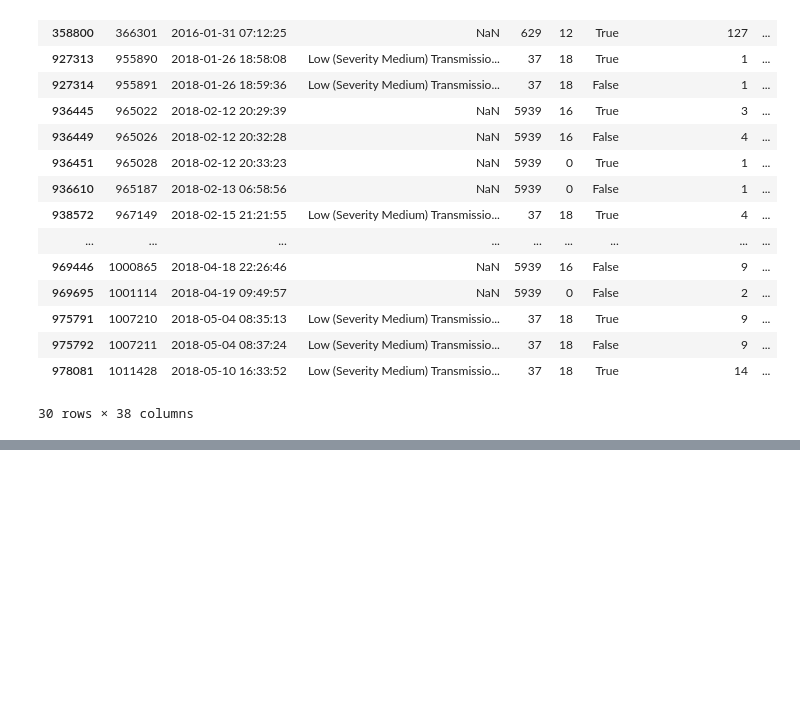
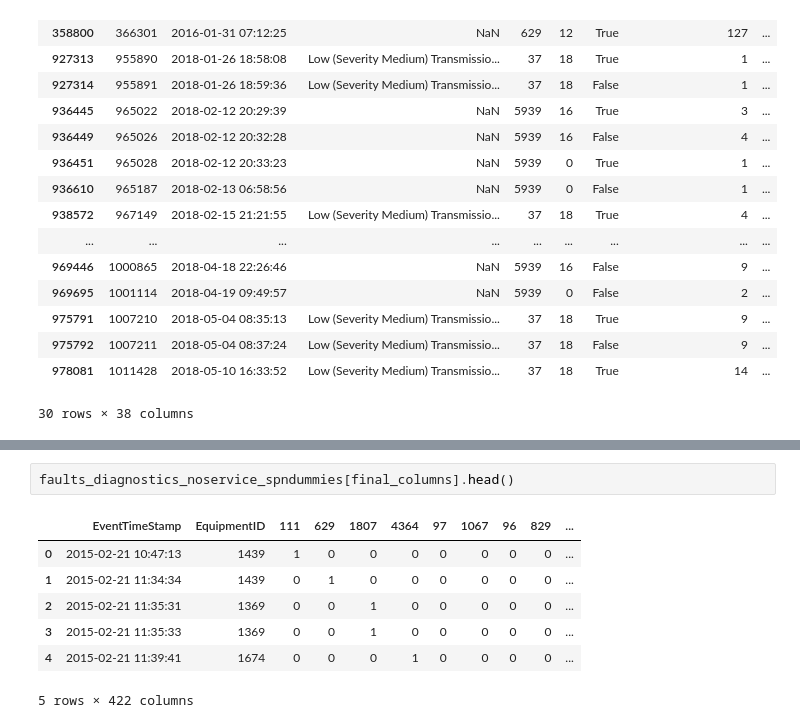
Before and after one commit to ballir27/big-g-ml-data-science-truckstop, a Jupyter notebook: notebooks/AB-data_merge.ipynb, the cells around one changed output, grey strips where cells are left out. Drawn from its saved outputs; the diff is of its cells as text; blank space fills up the shorter version.

```diff
--- a/notebooks/AB-data_merge.ipynb
+++ b/notebooks/AB-data_merge.ipynb
@@ -159,0 +238,10 @@ faults_diagnostics_noservice.to_csv('../data/faults_diagnostics_no_service_stati
+# %%
+faults_diagnostics_noservice_spndummies[final_columns].head()
+# %% [output]
+|  | EventTimeStamp | EquipmentID | 111 | 629 | 1807 | 4364 | 97 | 1067 | 96 | 829 | ... |
+| 0 | 2015-02-21 10:47:13 | 1439 | 1 | 0 | 0 | 0 | 0 | 0 | 0 | 0 | ... |
+| 1 | 2015-02-21 11:34:34 | 1439 | 0 | 1 | 0 | 0 | 0 | 0 | 0 | 0 | ... |
+| 2 | 2015-02-21 11:35:31 | 1369 | 0 | 0 | 1 | 0 | 0 | 0 | 0 | 0 | ... |
+| 3 | 2015-02-21 11:35:33 | 1369 | 0 | 0 | 1 | 0 | 0 | 0 | 0 | 0 | ... |
+| 4 | 2015-02-21 11:39:41 | 1674 | 0 | 0 | 0 | 1 | 0 | 0 | 0 | 0 | ... |
+5 rows × 422 columns
```
Also changed, not shown: parts of 12 cells of this notebook.
